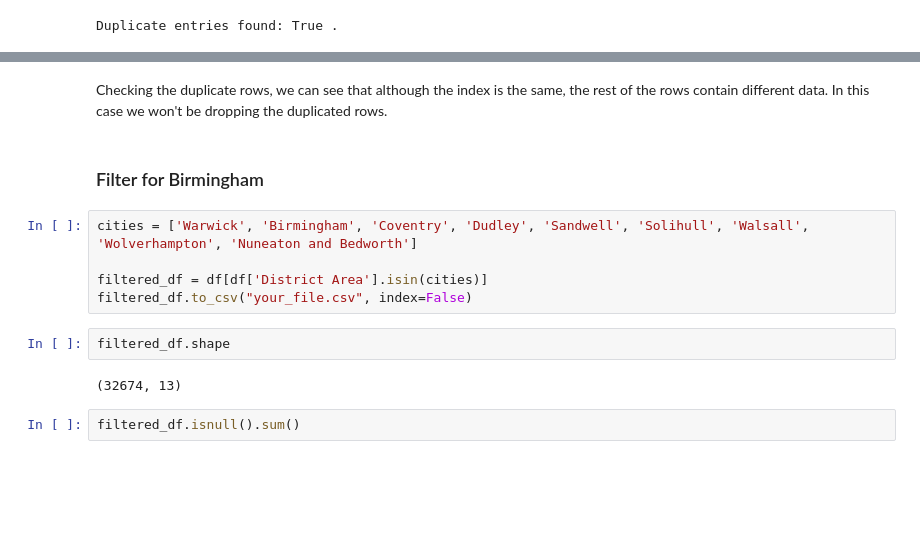
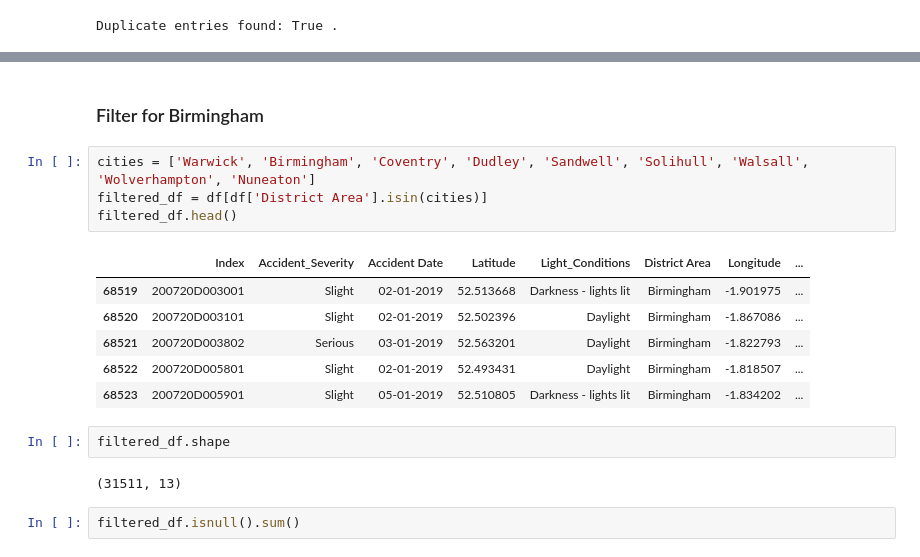
Before and after one commit to MahaSci/UK-Road-Accident-Analysis, a Jupyter notebook: jupyter_notebooks/01_ETL.ipynb, the cells around one changed output, grey strips where cells are left out. Drawn from its saved outputs; the diff is of its cells as text; blank space fills up the shorter version.

```diff
--- a/jupyter_notebooks/01_ETL.ipynb
+++ b/jupyter_notebooks/01_ETL.ipynb
@@ -243,16 +193,20 @@ duplicates_in_index
-# %% [markdown]
-Checking the duplicate rows, we can see that although the index is the same, the rest of the rows contain different data. In this case we won't be dropping the duplicated rows.
 # %% [markdown]
 ### Filter for Birmingham
 # %%
-cities = ['Warwick', 'Birmingham', 'Coventry', 'Dudley', 'Sandwell', 'Solihull', 'Walsall', 'Wolverhampton', 'Nuneaton and Bedworth']
-
+cities = ['Warwick', 'Birmingham', 'Coventry', 'Dudley', 'Sandwell', 'Solihull', 'Walsall', 'Wolverhampton', 'Nuneaton']
 filtered_df = df[df['District Area'].isin(cities)]
-filtered_df.to_csv("your_file.csv", index=False)
+filtered_df.head()
+# %% [output]
+|  | Index | Accident_Severity | Accident Date | Latitude | Light_Conditions | District Area | Longitude | ... |
+| 68519 | 200720D003001 | Slight | 02-01-2019 | 52.513668 | Darkness - lights lit | Birmingham | -1.901975 | ... |
+| 68520 | 200720D003101 | Slight | 02-01-2019 | 52.502396 | Daylight | Birmingham | -1.867086 | ... |
+| 68521 | 200720D003802 | Serious | 03-01-2019 | 52.563201 | Daylight | Birmingham | -1.822793 | ... |
+| 68522 | 200720D005801 | Slight | 02-01-2019 | 52.493431 | Daylight | Birmingham | -1.818507 | ... |
+| 68523 | 200720D005901 | Slight | 05-01-2019 | 52.510805 | Darkness - lights lit | Birmingham | -1.834202 | ... |
 # %%
 filtered_df.shape
 # %% [output]
-(32674, 13)
+(31511, 13)
 # %%
 filtered_df.isnull().sum()
 # %% [output]
```
Also changed, not shown: parts of 11 cells of this notebook.
